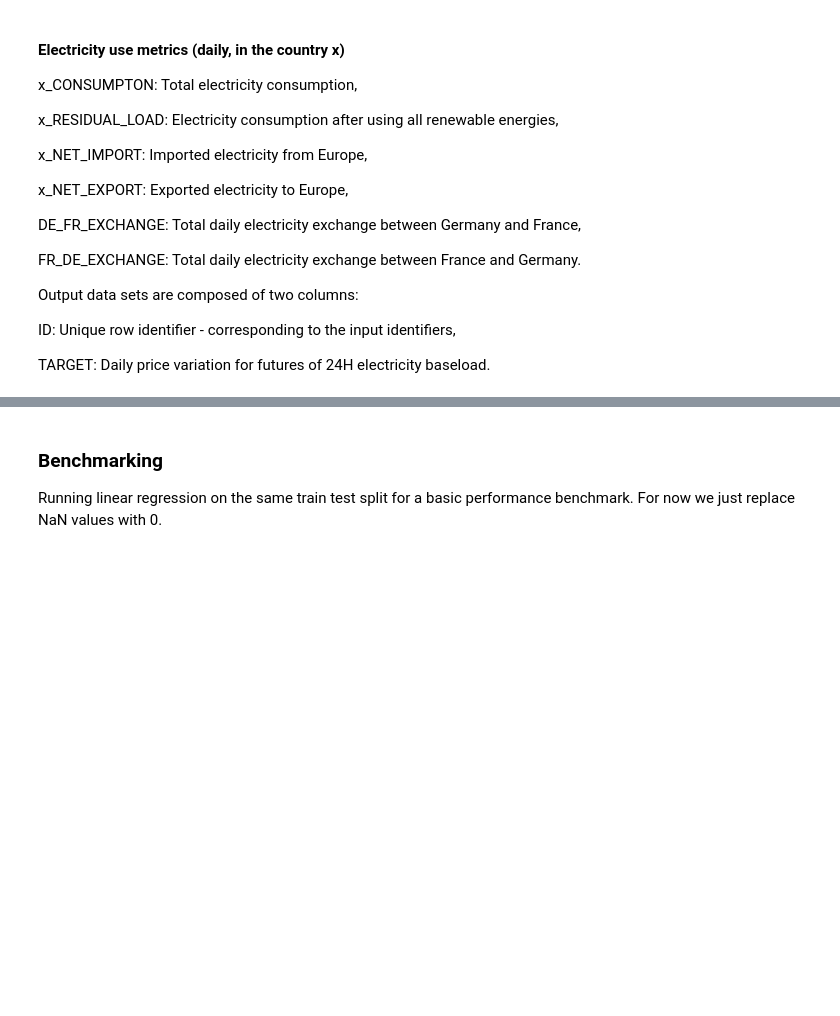
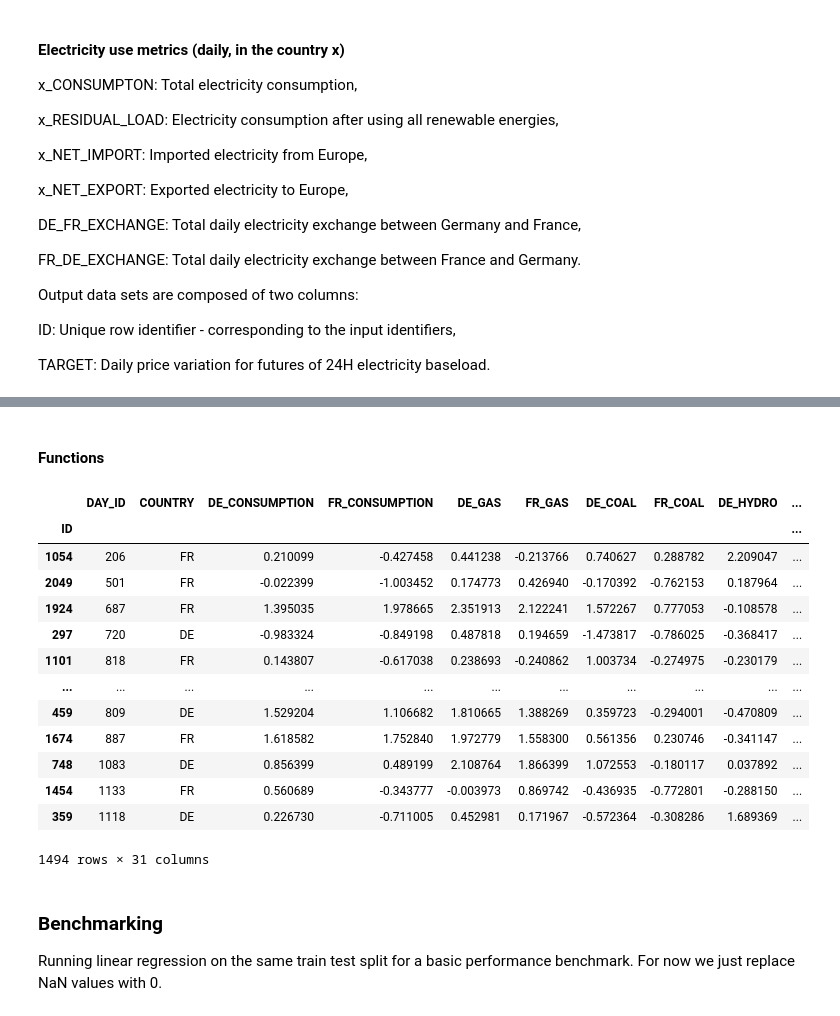
Before and after one commit to 0xandrewdu/qrt_energy, a Jupyter notebook: main.ipynb, the cells around one changed output, grey strips where cells are left out. Saved outputs shown, nothing was run; the diff lists cells and outputs as text; code cells hidden in the pictures; blank space fills up the shorter version.

```diff
--- a/main.ipynb
+++ b/main.ipynb
@@ -94,0 +103,8 @@ import lightgbm as lgb
+# %% [markdown]
+#### Functions
+# %%
+# basic way to deal with nan values
+
+def fill_with_median(data):
+    df = data.copy()
+    return df.fillna(df.median(numeric_only=True))
@@ -94,0 +120,28 @@ import lightgbm as lgb
+# %%
+# pretty sure the country column represents the country whose electricity future we're looking at, so we have to flip the sign of some things,
+# and take import/export based on country—make sure to use this before one hot encoding country / converting to 0/1
+
+def country_flow(data):
+    df = data.copy()
+    df['EXCHANGE'] = np.where(df['COUNTRY'] == 'DE', df['DE_FR_EXCHANGE'], df['FR_DE_EXCHANGE'])
+    df['SELF_EXPORT'] = np.where(df['COUNTRY'] == 'DE', df['DE_NET_EXPORT'], df['FR_NET_EXPORT'])
+    df['OTHER_EXPORT'] = np.where(df['COUNTRY'] == 'DE', df['FR_NET_EXPORT'], df['DE_NET_EXPORT'])
+    df = df.drop(['DE_FR_EXCHANGE', 'FR_DE_EXCHANGE', 'DE_NET_EXPORT', 'DE_NET_IMPORT', 'FR_NET_EXPORT', 'FR_NET_IMPORT'], axis=1)
+    return df
+# %%
+country_flow((fill_with_median(df)))
+# %% [output]
+|  | DAY_ID | COUNTRY | DE_CONSUMPTION | FR_CONSUMPTION | DE_GAS | FR_GAS | DE_COAL | FR_COAL | DE_HYDRO | ... |
+| ID |  |  |  |  |  |  |  |  |  | ... |
+| 1054 | 206 | FR | 0.210099 | -0.427458 | 0.441238 | -0.213766 | 0.740627 | 0.288782 | 2.209047 | ... |
+| 2049 | 501 | FR | -0.022399 | -1.003452 | 0.174773 | 0.426940 | -0.170392 | -0.762153 | 0.187964 | ... |
+| 1924 | 687 | FR | 1.395035 | 1.978665 | 2.351913 | 2.122241 | 1.572267 | 0.777053 | -0.108578 | ... |
+| 297 | 720 | DE | -0.983324 | -0.849198 | 0.487818 | 0.194659 | -1.473817 | -0.786025 | -0.368417 | ... |
+| 1101 | 818 | FR | 0.143807 | -0.617038 | 0.238693 | -0.240862 | 1.003734 | -0.274975 | -0.230179 | ... |
+| ... | ... | ... | ... | ... | ... | ... | ... | ... | ... | ... |
+| 459 | 809 | DE | 1.529204 | 1.106682 | 1.810665 | 1.388269 | 0.359723 | -0.294001 | -0.470809 | ... |
+| 1674 | 887 | FR | 1.618582 | 1.752840 | 1.972779 | 1.558300 | 0.561356 | 0.230746 | -0.341147 | ... |
+| 748 | 1083 | DE | 0.856399 | 0.489199 | 2.108764 | 1.866399 | 1.072553 | -0.180117 | 0.037892 | ... |
+| 1454 | 1133 | FR | 0.560689 | -0.343777 | -0.003973 | 0.869742 | -0.436935 | -0.772801 | -0.288150 | ... |
+| 359 | 1118 | DE | 0.226730 | -0.711005 | 0.452981 | 0.171967 | -0.572364 | -0.308286 | 1.689369 | ... |
+1494 rows × 31 columns
```
Also changed, not shown: parts of 13 cells of this notebook.
